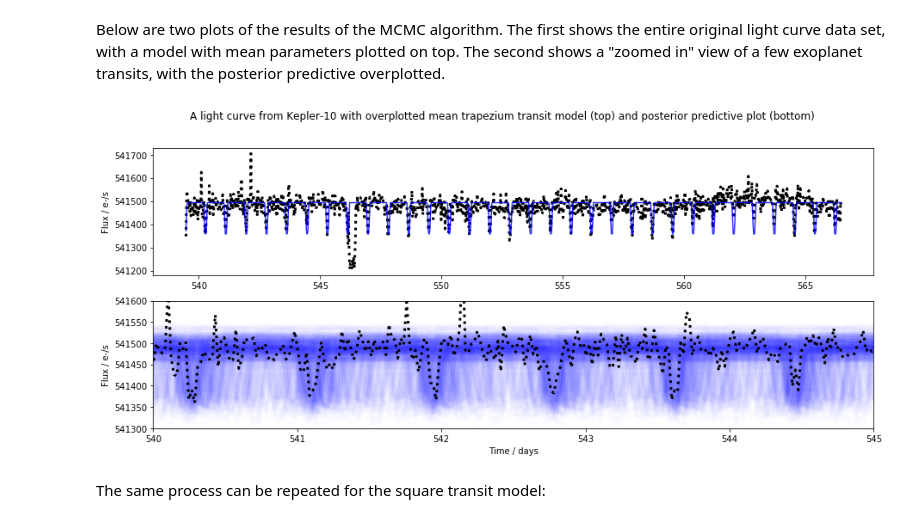
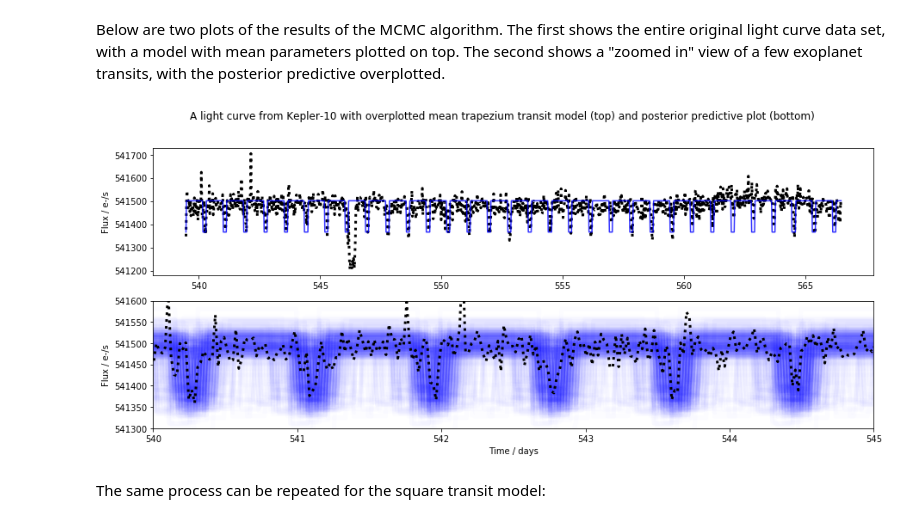
Before and after one commit to Mo-Ghani/Sampling, a Jupyter notebook: emcee/LightCurve.ipynb, the cells around one changed output. Drawn from its saved outputs; the diff is of its cells as text; code cells hidden in the pictures.

```diff
--- a/emcee/LightCurve.ipynb
+++ b/emcee/LightCurve.ipynb
@@ -73,3 +75,6 @@ The above plot shows regular dips in flux, as expected from exoplanet transits.
+# %%
+flux_short = flux[:325]
+time_short = time[:325]
 # %% [markdown]
 ### The model:
 # %% [markdown]
@@ -137,22 +142,22 @@ I'll be using both a trapezium and square shape transit in tandem throughout thi
 Now that we know the parameters that will describe the model, we can start guessing at the parameter priors by using the plots above. Since the square transit model does not require the "tf" parameter, we can omit it from the list of square transit priors for a little extra time save. This model is quite complicated with six parameters, and eyeballing the values of each parameter can be tricky. Using a little trial and error, I came up with the following guesses:
 # %%
 f_mu = 541500
-f_sig = 50
+f_sig = 30
 
 df_mu = 2.5e-4
 df_sig = 0.1e-4
 
-p_mu = 0.8376
-p_sig = 0.008
+p_mu = 0.84
+p_sig = 0.005
 
-tt_mu = 0.15
-tt_sig = 0.02
+tt_mu = 0.145
+tt_sig = 0.01
 
-tf_mu = 0.05
-tf_sig = 0.005
+tf_mu = 0.14
+tf_sig = 0.01
 
-off_mu = 0.1451
-off_sig = 0.001
+off_mu = 0.15
+off_sig = 0.01
 
 priors = [(f_mu, f_sig), (df_mu, df_sig), (p_mu, p_sig),
           (tt_mu, tt_sig), (tf_mu, tf_sig), (off_mu, off_sig)]
@@ -256,8 +261,10 @@ loglike_square.ncalls = 0
 # %% [markdown]
 Now that everything is set up, we can perform the sampling process:
 # %%
-sampler = mc.EnsembleSampler(Nens, ndims, logposterior, args=[flux, time])
-sampler_square = mc.EnsembleSampler(Nens, ndims_square, logposterior_square, args=[flux, time])
+sampler = mc.EnsembleSampler(Nens, ndims, logposterior,
+                             args=[flux_short, time_short])
+sampler_square = mc.EnsembleSampler(Nens, ndims_square, logposterior_square,
+                                    args=[flux_short, time_short])
 
 # perform sampling
 t0 = timer()
@@ -370,28 +377,28 @@ Below are two plots of the results of the MCMC algorithm. The first shows the en
 # %%
 fig, (ax1, ax2) = plt.subplots(2, 1, figsize=(15,6))
 
 # mean plot
 ax1.plot(time, flux, "k:", linewidth=3)
 x = np.linspace(min(time), max(time), 1350)
-y = transit(x,f,df,0.83775,tt,tf,off)
+y = transit(x,f,df,p,tt,tf,off)
 ax1.plot(x, y, "b-", alpha=0.8)
 ax1.set_ylabel("Flux / e-/s")
 
 # posterior predictive plot
 for i in range(n_fits):
     y = transit(x, f_samps[i], df_samps[i], p_samps[i], tt_samps[i], tf_samps[i], off_samps[i])
     ax2.plot(x, y, "b-", alpha=0.01, linewidth=5)
 ax2.plot(time, flux, "k:", linewidth=3)
 ax2.set_ylabel("Flux / e-/s")
 ax2.set_xlabel("Time / days")
 ax2.set_ylim(541300, 541600)
 ax2.set_xlim(540, 545)
 
 plt.suptitle("A light curve from Kepler-10 with overplotted" +
              " mean trapezium transit model (top) and posterior predictive plot (bottom)")
 plt.show()
 # %% [output]
-[figure, old version]
+[figure, new version]
 # %% [markdown]
 The same process can be repeated for the square transit model:
 # %%
```
Also changed, not shown: parts of 17 cells of this notebook.
